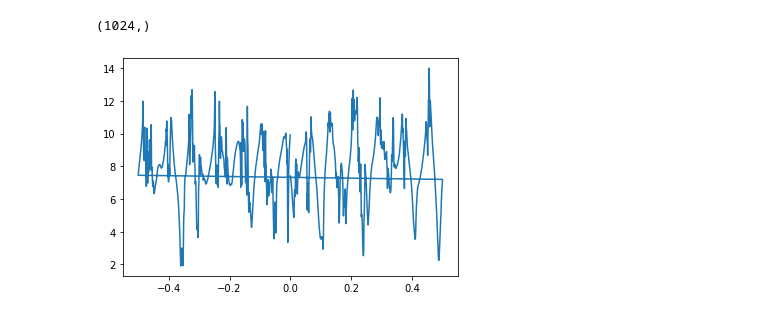
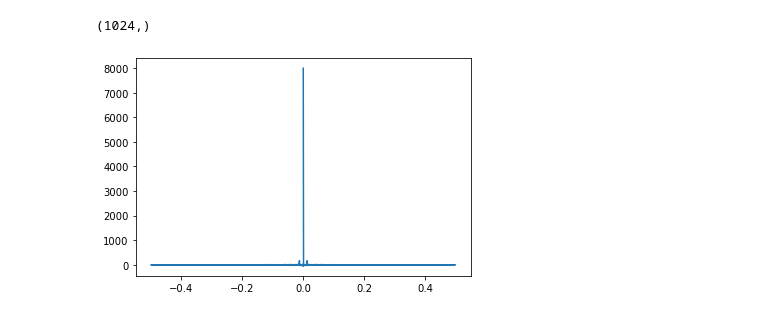
Before and after one commit to RandyChen233/AE460-aerodynamics-propulsion-Lab, a Jupyter notebook: lab4/data_processing_clean.ipynb, the cells around one changed output. Drawn from its saved outputs; the diff is of its cells as text; code cells hidden in the pictures.

```diff
--- a/lab4/data_processing_clean.ipynb
+++ b/lab4/data_processing_clean.ipynb
@@ -233,6 +233,6 @@ freq10.shape
 # %% [output]
 (1024,)
 # %%
-plt.plot(freq10, y);
+plt.plot(freq10,Freestream10);
 # %% [output]
-[figure, old version]
+[figure, new version]
```
Also changed, not shown: parts of 5 cells of this notebook, 1 other file.
